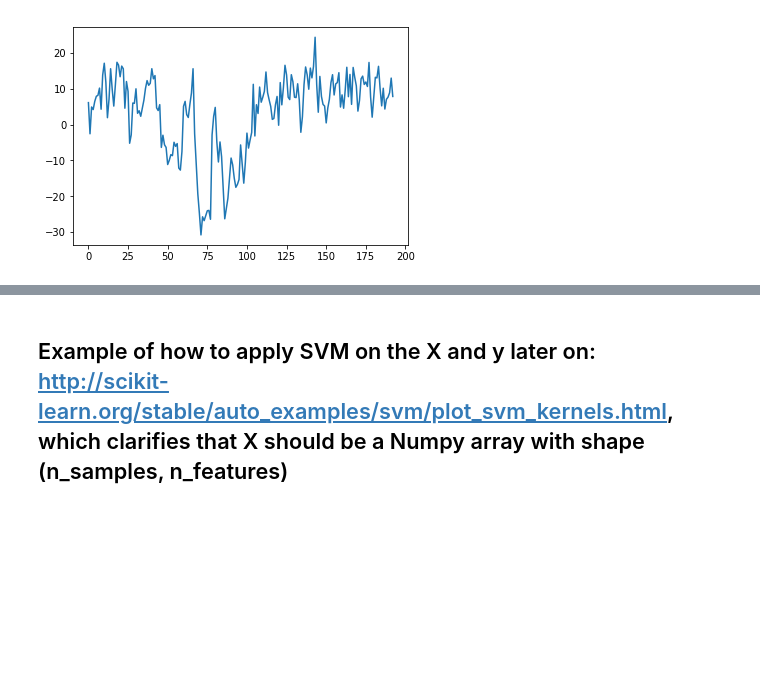
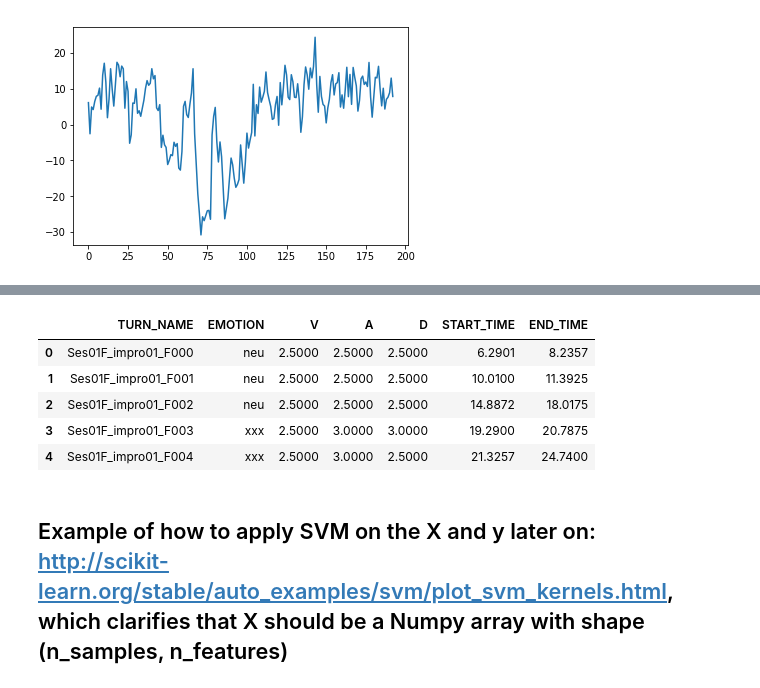
Before and after one commit to emrecdem/explosmile, a Jupyter notebook: notebooks/opensmile.ipynb, the cells around one changed output, grey strips where cells are left out. Drawn from its saved outputs; the diff is of its cells as text; code cells hidden in the pictures; blank space fills up the shorter version.

Commit message:
extraction of emotion label added to the notebook for one utterance

```diff
--- a/notebooks/opensmile.ipynb
+++ b/notebooks/opensmile.ipynb
@@ -144,0 +128,26 @@ pd.read_table(lab_fullpath,header=0)
+# %%
+# get all labels for all utterances in this improvisation
+labels = pd.read_table(lab_fullpath,header=0).iloc[0::8,:] # the summary is stored in every 8th row
+# %%
+# the format of the data needs to be tidied up a bit
+# turn rownames into column
+labels.index.name = 'newhead'
+labels.reset_index(inplace=True)
+# rename the columns that are now created
+labels = labels.rename(columns={'level_0': '[START_TIME - END_TIME]', 'level_1': 'TURN_NAME', 'level_2': 'EMOTION'})
+# split valence, activation, and dominance:
+labels[['V','A','D']] = labels['% [START_TIME - END_TIME] TURN_NAME EMOTION [V, A, D]'].str.split('\s',expand=True)
+labels[['START_TIME','END_TIME']] = labels['[START_TIME - END_TIME]'].str.split(' - ',expand=True)
+labels = labels.drop(['% [START_TIME - END_TIME] TURN_NAME EMOTION [V, A, D]','[START_TIME - END_TIME]'], axis=1)
+# remove unwanted characters
+for colnam in ['V','A','D', 'START_TIME','END_TIME']:
+    labels[colnam] = labels[colnam].map(lambda x: x.lstrip('[,').rstrip('],'))
+# %%
+labels.head()
+# %% [output]
+|  | TURN_NAME | EMOTION | V | A | D | START_TIME | END_TIME |
+| 0 | Ses01F_impro01_F000 | neu | 2.5000 | 2.5000 | 2.5000 | 6.2901 | 8.2357 |
+| 1 | Ses01F_impro01_F001 | neu | 2.5000 | 2.5000 | 2.5000 | 10.0100 | 11.3925 |
+| 2 | Ses01F_impro01_F002 | neu | 2.5000 | 2.5000 | 2.5000 | 14.8872 | 18.0175 |
+| 3 | Ses01F_impro01_F003 | xxx | 2.5000 | 3.0000 | 3.0000 | 19.2900 | 20.7875 |
+| 4 | Ses01F_impro01_F004 | xxx | 2.5000 | 3.0000 | 2.5000 | 21.3257 | 24.7400 |
```
Also changed, not shown: parts of 4 cells of this notebook.
